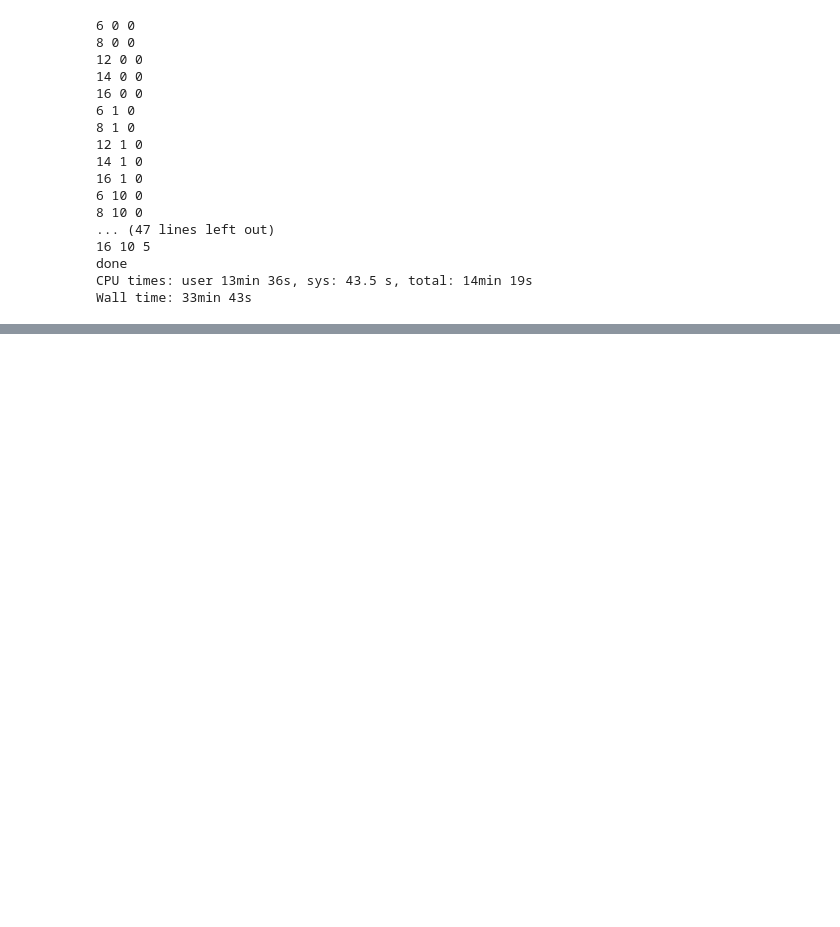
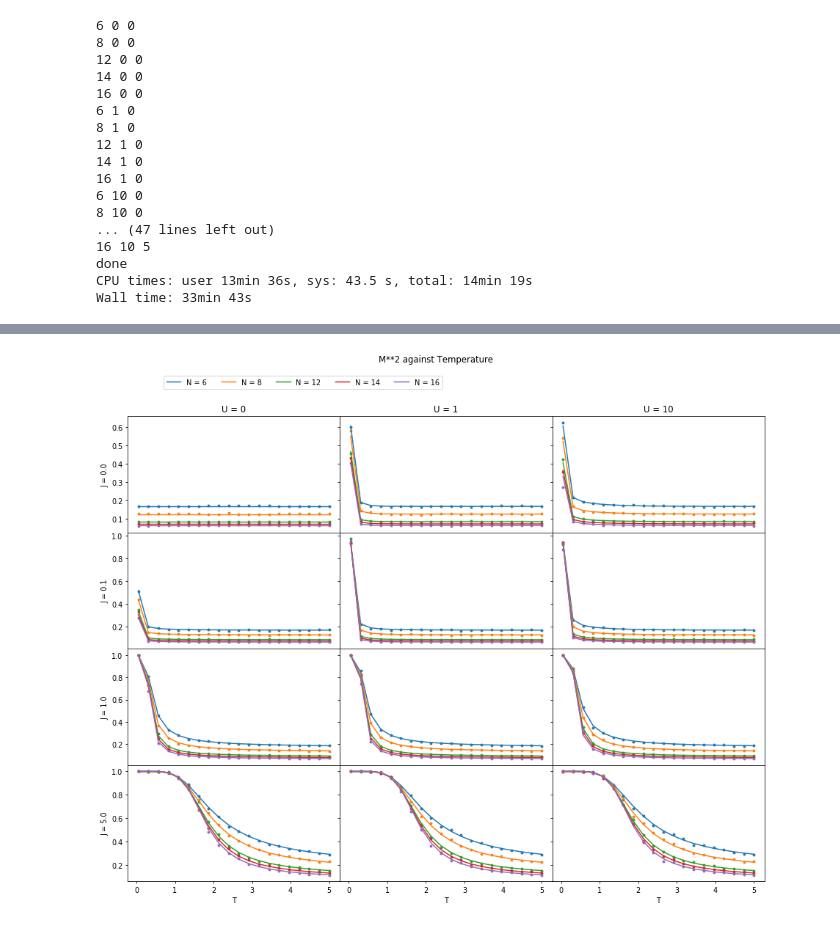
Before and after one commit to TomHodson/FKMC, a Jupyter notebook: notebooks/Second Wind/Binder_against_temp.ipynb, the cells around one changed output, grey strips where cells are left out. Drawn from its saved outputs; the diff is of its cells as text; code cells hidden in the pictures; blank space fills up the shorter version.

```diff
--- a/notebooks/Second Wind/Binder_against_temp.ipynb
+++ b/notebooks/Second Wind/Binder_against_temp.ipynb
@@ -164,0 +165,31 @@ f.savefig('./Binder Cumulants.png')
+# %%
+#%%time
+from itertools import count
+data = np.load('./pickled_data/binder_cumulants_direct_2.npz')
+locals().update(data)
+data = np.load('./pickled_data/binder_cumulants_mcmc_2.npz')
+locals().update(data)
+
+f, axes = plt.subplots(len(Js),len(Us),figsize = (len(Js)*4,len(Us)*4), sharex = 'col', sharey = 'row', gridspec_kw = dict(hspace = 0, wspace = 0))
+colors = plt.rcParams['axes.prop_cycle'].by_key()['color']
+lines = np.zeros(shape = Ns.shape[0], dtype = object)
+
+for row, mc_slice1, dir_slice1, J in zip(axes, mcmc_binder_cumulants, binder_cumulants, Js):
+    for ax, mc_slice2, dir_slice2, U in zip(row, mc_slice1, dir_slice1, Us):
+        for i, mc_slice3, dir_slice3, system_size in zip(count(), mc_slice2, dir_slice2, Ns):
+            dir_Mf_moments, dir_Mf_central_moments = dir_slice3
+            mc_Mf_moments, mc_Mf_central_moments = mc_slice3
+
+            lines[i], = ax.plot(T, dir_Mf_central_moments[2], label = f'N = {system_size}')
+            ax.scatter(T, mc_Mf_central_moments[2], marker='.')
+            #ax.set(ylim = (0, 0.7))
+
+f.legend(lines, [l.get_label() for l in lines], loc = (0.1,0.93), ncol = len(lines))
+f.suptitle('M**2 against Temperature')
+
+for ax,U in zip(axes[0],Us): ax.set(title = f'U = {U}')
+for ax,J in zip(axes.T[0], Js): ax.set(ylabel = f'J = {J}')
+for ax in axes[-1]: ax.set(xlabel = 'T')
+f.savefig('./Binder Cumulants.png')
+# %% [output]
+[figure, added]
```
Also changed, not shown: parts of 1 cell of this notebook, 8 other files.
